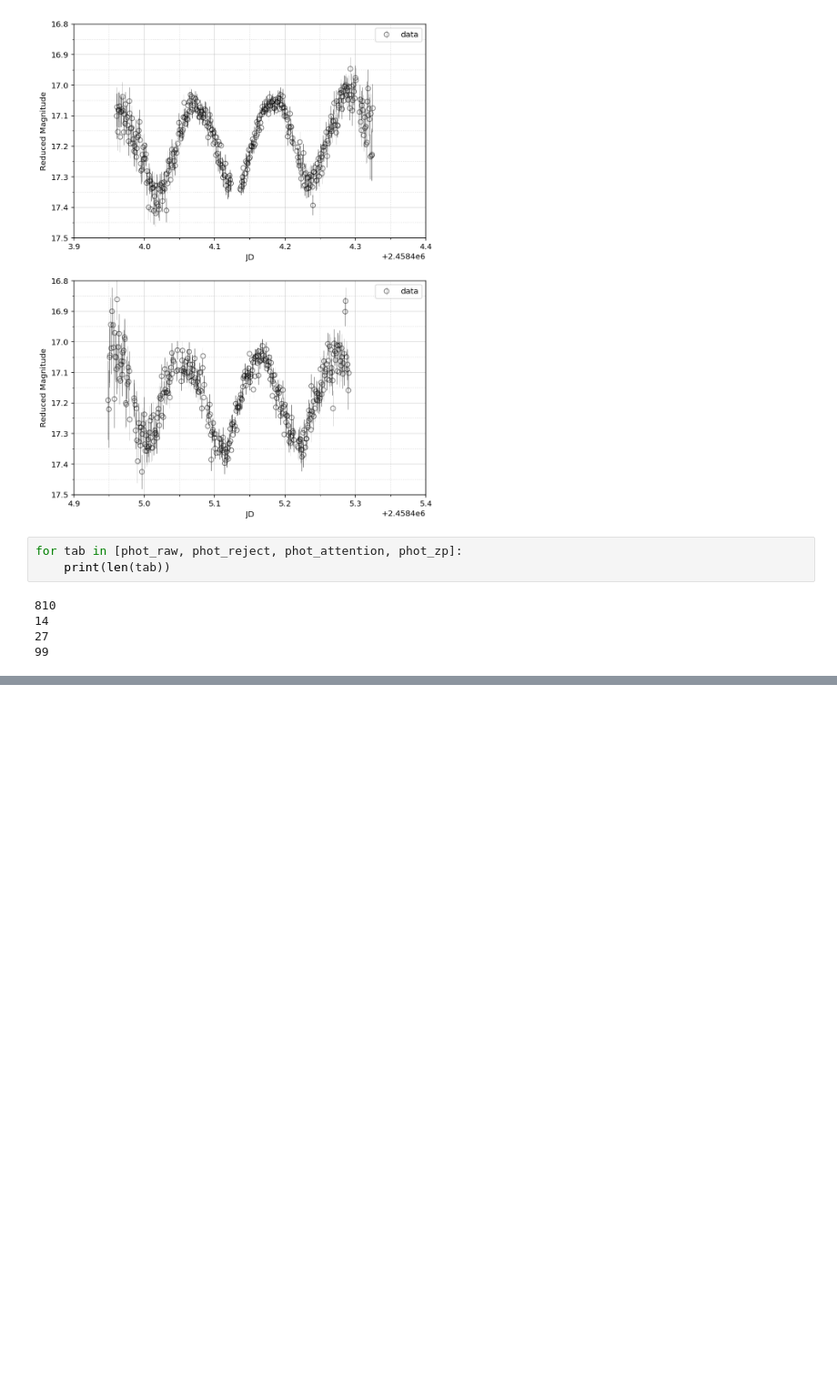
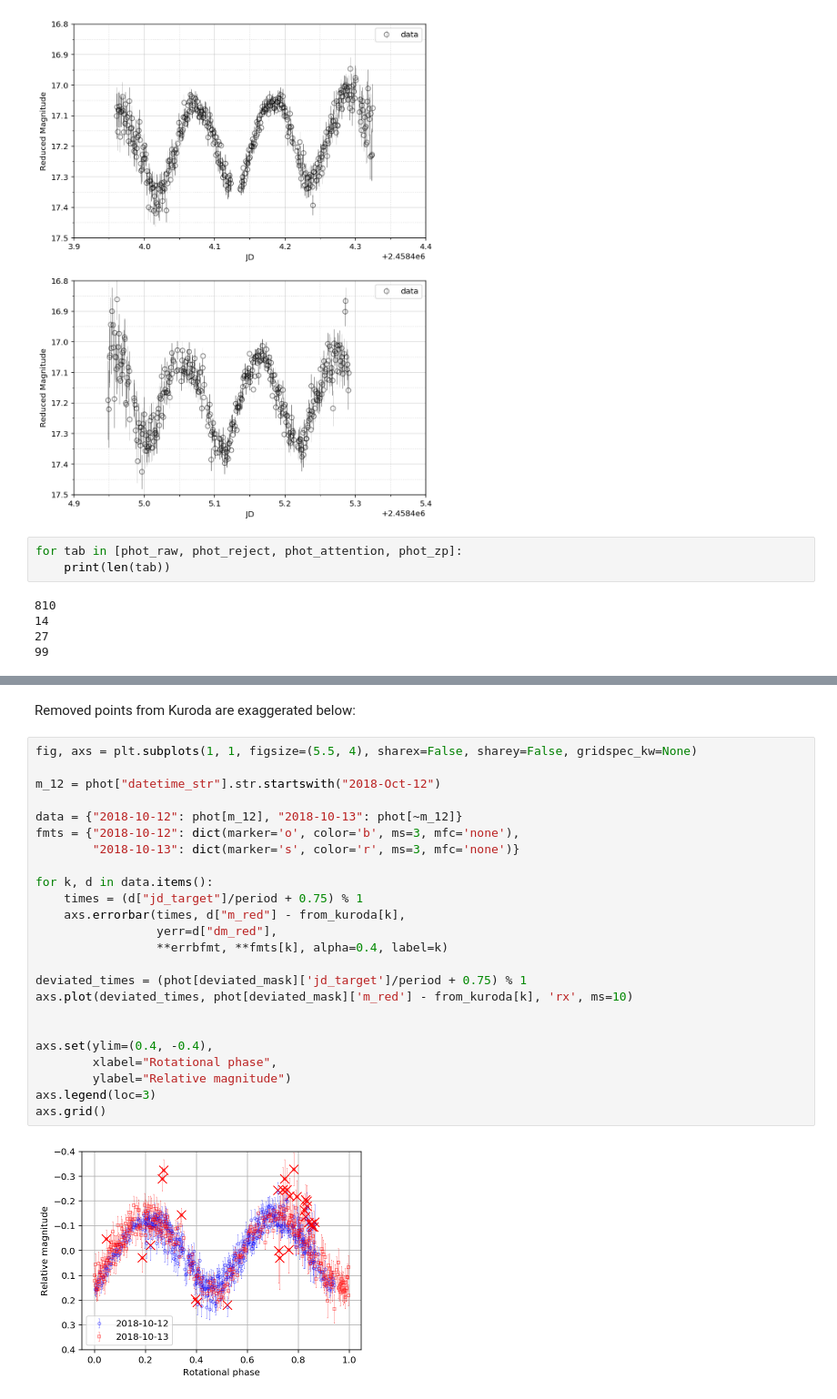
Before and after one commit to ysBach/IshiguroM_etal_155140_2005UD, a Jupyter notebook: photometry/light_curve_plotter.ipynb, the cells around one changed output, grey strips where cells are left out. Shown at 91% size. Cells and saved outputs as stored; diff of their text form; blank space fills up the shorter version.

```diff
--- a/photometry/light_curve_plotter.ipynb
+++ b/photometry/light_curve_plotter.ipynb
@@ -256,0 +285,28 @@ print(0.000092 * 24 * 60 * 60)
+# %% [markdown]
+Removed points from Kuroda are exaggerated below:
+# %%
+fig, axs = plt.subplots(1, 1, figsize=(5.5, 4), sharex=False, sharey=False, gridspec_kw=None)
+
+m_12 = phot["datetime_str"].str.startswith("2018-Oct-12")
+
+data = {"2018-10-12": phot[m_12], "2018-10-13": phot[~m_12]}
+fmts = {"2018-10-12": dict(marker='o', color='b', ms=3, mfc='none'),
+        "2018-10-13": dict(marker='s', color='r', ms=3, mfc='none')}
+
+for k, d in data.items():
+    times = (d["jd_target"]/period + 0.75) % 1
+    axs.errorbar(times, d["m_red"] - from_kuroda[k],
+                 yerr=d["dm_red"],
+                 **errbfmt, **fmts[k], alpha=0.4, label=k)
+
+deviated_times = (phot[deviated_mask]['jd_target']/period + 0.75) % 1
+axs.plot(deviated_times, phot[deviated_mask]['m_red'] - from_kuroda[k], 'rx', ms=10)
+
+
+axs.set(ylim=(0.4, -0.4),
+        xlabel="Rotational phase",
+        ylabel="Relative magnitude")
+axs.legend(loc=3)
+axs.grid()
+# %% [output]
+[figure, added]
```
Also changed, not shown: parts of 6 cells of this notebook.
